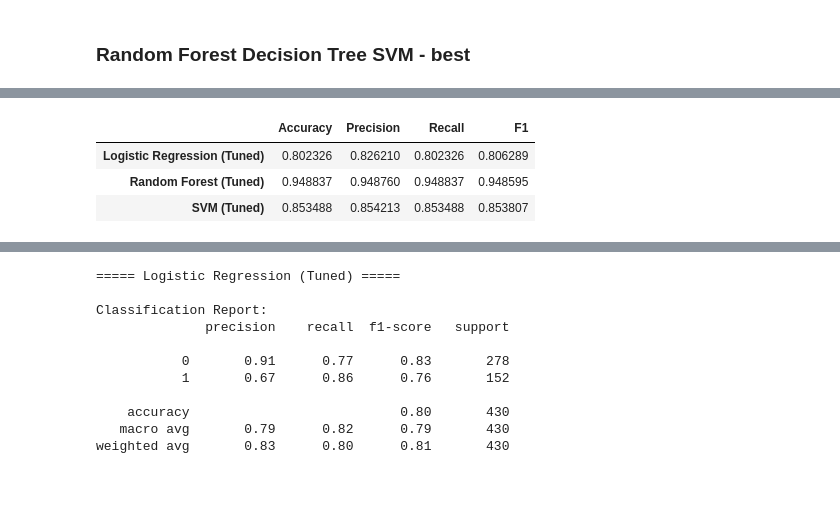
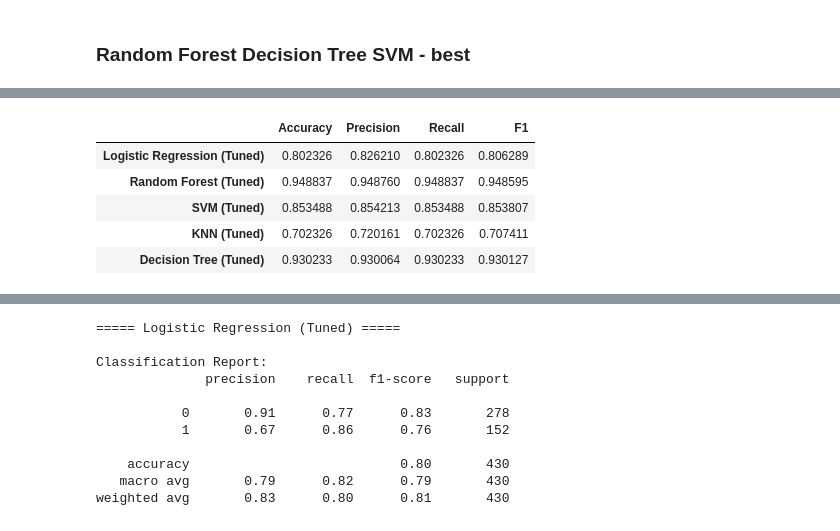
Before and after one commit to SmritiReddyy/Alzheimer-s-Disease-Detection-with-ML, a Jupyter notebook: MLMidterm.ipynb, the cells around one changed output, grey strips where cells are left out. Cells and saved outputs as stored; diff of their text form; code cells hidden in the pictures; blank space fills up the shorter version.

Commit message:
Part 3 completdd

```diff
--- a/MLMidterm.ipynb
+++ b/MLMidterm.ipynb
@@ -540,49 +549,102 @@ What are the best parameters for each model?
 # %%
-# ------------------ 7. HYPERPARAMETER TUNING --------------------------
+# ================================================================
+# PART 4 – HYPERPARAMETER TUNING (All 5 Models)
+# ================================================================
+
 from sklearn.model_selection import GridSearchCV
+from sklearn.neighbors import KNeighborsClassifier
+from sklearn.tree import DecisionTreeClassifier
 
-# 1️⃣ Logistic Regression
+# 1. Logistic Regression parameter grid
 log_params = {
     'C': [0.01, 0.1, 1, 10],
     'penalty': ['l2'],
     'solver': ['lbfgs', 'liblinear']
 }
-grid_log = GridSearchCV(LogisticRegression(max_iter=1000, random_state=42),
-                        log_params, cv=5, scoring='accuracy')
+grid_log = GridSearchCV(
+    LogisticRegression(max_iter=1000, random_state=42),
+    log_params,
+    cv=5,
+    scoring='accuracy'
+)
 grid_log.fit(X_train_res, y_train_res)
 best_log = grid_log.best_estimator_
 print("Best Logistic Regression Parameters:", grid_log.best_params_)
 
-# 2️⃣ Random Forest
+# 2. Random Forest parameter grid
 rf_params = {
     'n_estimators': [100, 200, 300],
     'max_depth': [4, 6, 8, None],
     'min_samples_split': [2, 5, 10],
     'criterion': ['gini', 'entropy']
 }
-grid_rf = GridSearchCV(RandomForestClassifier(random_state=42),
-                       rf_params, cv=5, scoring='accuracy')
+grid_rf = GridSearchCV(
+    RandomForestClassifier(random_state=42),
+    rf_params,
+    cv=5,
+    scoring='accuracy'
+)
 grid_rf.fit(X_train_res, y_train_res)
 best_rf = grid_rf.best_estimator_
 print("Best Random Forest Parameters:", grid_rf.best_params_)
 
-# 3️⃣ SVM
+# 3. SVM parameter grid
 svm_params = {
     'C': [0.1, 1, 10],
     'kernel': ['linear', 'rbf', 'poly'],
     'gamma': ['scale', 'auto']
 }
-grid_svm = GridSearchCV(SVC(probability=True, random_state=42),
-                        svm_params, cv=5, scoring='accuracy')
+grid_svm = GridSearchCV(
+    SVC(probability=True, random_state=42),
+    svm_params,
+    cv=5,
+    scoring='accuracy'
+)
 grid_svm.fit(X_train_res, y_train_res)
 best_svm = grid_svm.best_estimator_
 print("Best SVM Parameters:", grid_svm.best_params_)
 
-# ------------------ Evaluate Tuned Models ------------------------------
+# 4. K-Nearest Neighbors (KNN) parameter grid
+knn_params = {
+    'n_neighbors': [3, 5, 7, 9],
+    'weights': ['uniform', 'distance'],
+    'metric': ['minkowski', 'euclidean', 'manhattan']
+}
+grid_knn = GridSearchCV(
+    KNeighborsClassifier(),
+    knn_params,
+    cv=5,
+    scoring='accuracy'
+)
+grid_knn.fit(X_train_res, y_train_res)
+best_knn = grid_knn.best_estimator_
+print("Best KNN Parameters:", grid_knn.best_params_)
+
+# 5. Decision Tree parameter grid
+dt_params = {
+    'criterion': ['gini', 'entropy'],
+    'max_depth': [4, 6, 8, 10, None],
+    'min_samples_split': [2, 5, 10]
+}
+grid_dt = GridSearchCV(
+    DecisionTreeClassifier(random_state=42),
+    dt_params,
+    cv=5,
+    scoring='accuracy'
+)
+grid_dt.fit(X_train_res, y_train_res)
+best_dt = grid_dt.best_estimator_
+print("Best Decision Tree Parameters:", grid_dt.best_params_)
+
+# ---------------------------------------------------------------
+# Evaluate all tuned models on the test set
+# ---------------------------------------------------------------
 tuned_models = {
     "Logistic Regression (Tuned)": best_log,
     "Random Forest (Tuned)": best_rf,
-    "SVM (Tuned)": best_svm
+    "SVM (Tuned)": best_svm,
+    "KNN (Tuned)": best_knn,
+    "Decision Tree (Tuned)": best_dt
 }
 
 tuned_results = {}
@@ -595,8 +657,21 @@ for name, model in tuned_models.items():
         "F1": f1_score(y_test, y_pred, average='weighted', zero_division=0)
     }
 
+# Display the final comparison table
 tuned_results_df = pd.DataFrame(tuned_results).T
+print("\nModel Performance After Hyperparameter Tuning:")
 display(tuned_results_df)
+
+# ---------------------------------------------------------------
+# Visualization – Accuracy Comparison After Tuning
+# ---------------------------------------------------------------
+plt.figure(figsize=(8,5))
+sns.barplot(data=tuned_results_df.reset_index(), x='index', y='Accuracy', palette='coolwarm')
+plt.title("Accuracy Comparison of Tuned Models")
+plt.xlabel("Model")
+plt.ylabel("Accuracy")
+plt.xticks(rotation=30)
+plt.show()
 # %% [output]
 Best Logistic Regression Parameters: {'C': 0.01, 'penalty': 'l2', 'solver': 'liblinear'}
 Best Random Forest Parameters: {'criterion': 'entropy', 'max_depth': 8, 'min_samples_split': 5, 'n_estimators': 200}
@@ -604,4 +683,6 @@ Best SVM Parameters: {'C': 1, 'gamma': 'scale', 'kernel': 'rbf'}
 |  | Accuracy | Precision | Recall | F1 |
 | Logistic Regression (Tuned) | 0.802326 | 0.826210 | 0.802326 | 0.806289 |
 | Random Forest (Tuned) | 0.948837 | 0.948760 | 0.948837 | 0.948595 |
 | SVM (Tuned) | 0.853488 | 0.854213 | 0.853488 | 0.853807 |
+| KNN (Tuned) | 0.702326 | 0.720161 | 0.702326 | 0.707411 |
+| Decision Tree (Tuned) | 0.930233 | 0.930064 | 0.930233 | 0.930127 |
```
Also changed, not shown: parts of 4 cells of this notebook.
